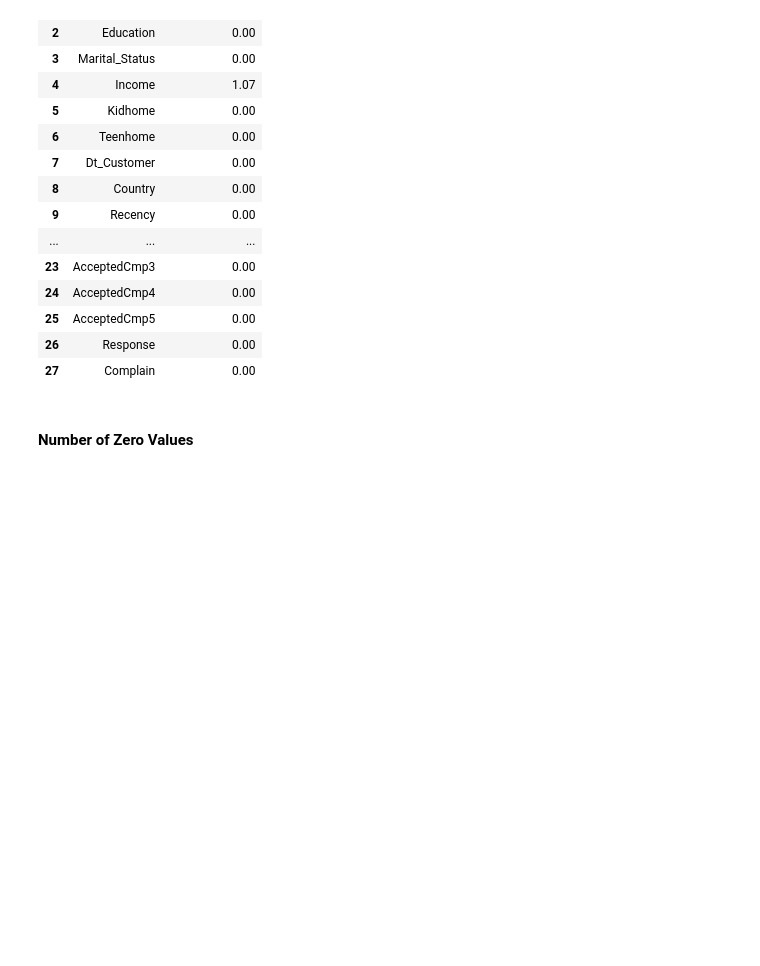
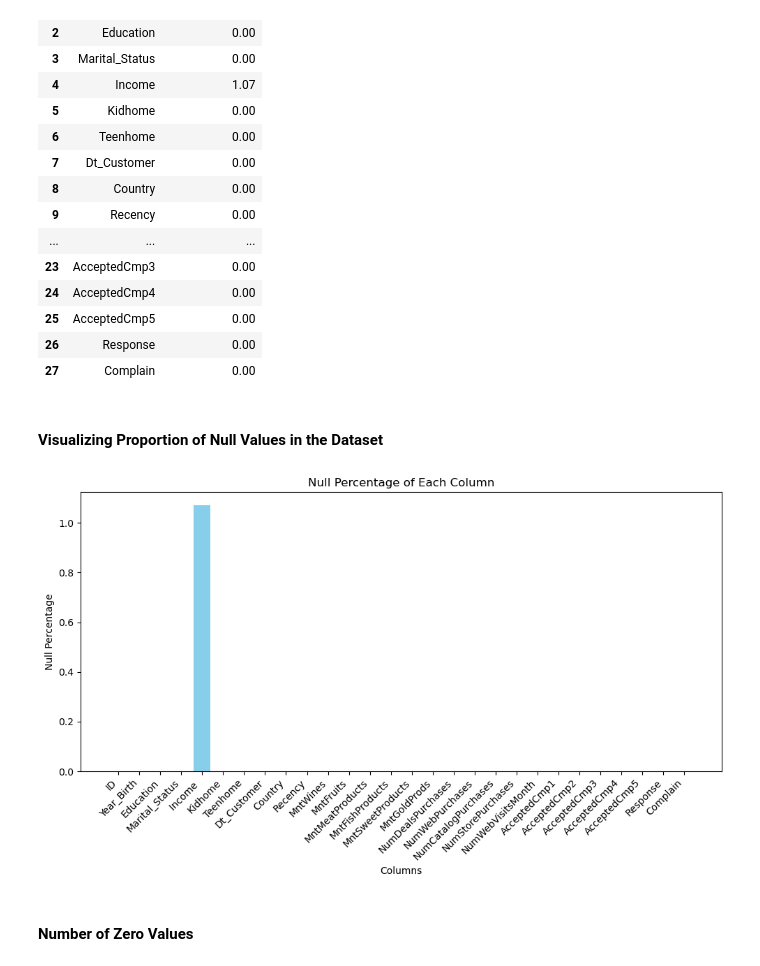
Before and after one commit to Vrush1102/Capstone-Project, a Jupyter notebook: Capstone.ipynb, the cells around one changed output. Saved outputs shown, nothing was run; the diff lists cells and outputs as text; code cells hidden in the pictures; blank space fills up the shorter version.

```diff
--- a/Capstone.ipynb
+++ b/Capstone.ipynb
@@ -382,6 +383,22 @@ null_df
 | 25 | AcceptedCmp5 | 0.00 |
 | 26 | Response | 0.00 |
 | 27 | Complain | 0.00 |
+# %% [markdown]
+#### Visualizing Proportion of Null Values in the Dataset
+# %%
+# Plot bar chart
+plt.figure(figsize=(10, 6))
+plt.bar(null_df['Column'], null_df['Null Percentage'], color='skyblue')
+plt.title('Null Percentage of Each Column')
+plt.xlabel('Columns')
+plt.ylabel('Null Percentage')
+plt.xticks(rotation=45, ha='right')
+plt.tight_layout()
+
+# Show plot
+plt.show()
+# %% [output]
+[figure, added]
 # %% [markdown]
 #### Number of Zero Values
 # %%
```
Also changed, not shown: parts of 58 cells of this notebook.
